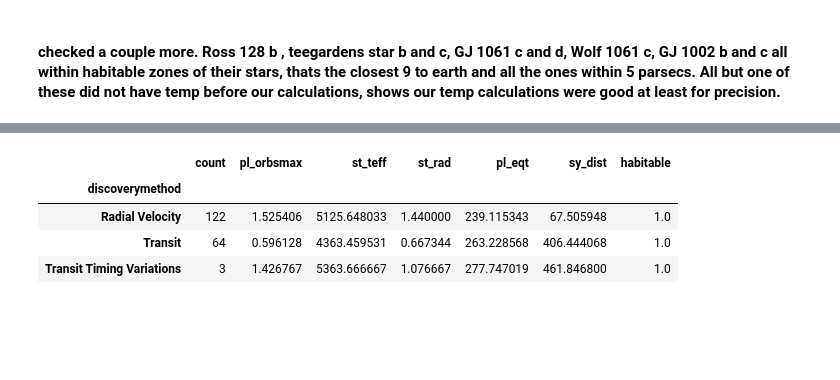
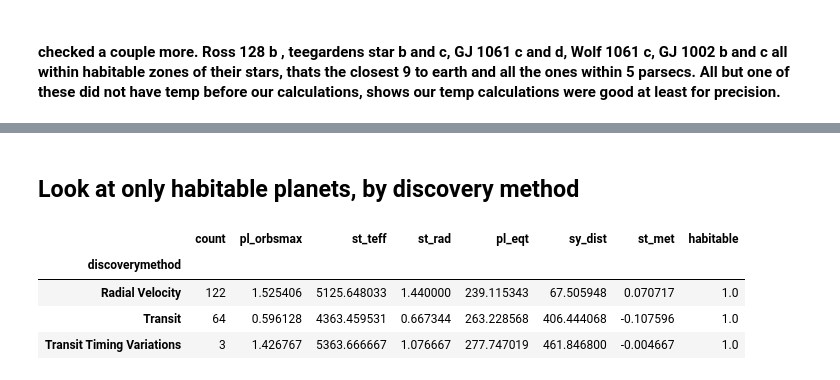
Before and after one commit to sethbeckett/cs6830_final_project, a Jupyter notebook: Carson-New.ipynb, the cells around one changed output, grey strips where cells are left out. Saved outputs shown, nothing was run; the diff lists cells and outputs as text; code cells hidden in the pictures; blank space fills up the shorter version.

```diff
--- a/Carson-New.ipynb
+++ b/Carson-New.ipynb
@@ -121,5 +86,10 @@ for i in range(len(hab)):
         isHab.append(0)
 hab['habitable'] = isHab
 # %%
-hab2 = df[['pl_name','hostname','sy_dist']]
+# add in some other measures, this is the final dataframe
+hab2 = df[['pl_name','hostname','sy_dist', 'st_met','st_mass', 'st_logg', 'pl_rade', 'pl_orbper', 'pl_bmasse']]
 hab = pd.merge(hab, hab2, on='pl_name')
+# drop a couple of the methods
+hab = hab[hab['discoverymethod'] != 'Disk Kinematics']
+hab = hab[hab['discoverymethod'] != 'Pulsation Timing Variations']
+hab
@@ -203,18 +272,20 @@ summary
+# %% [markdown]
+## Look at only habitable planets, by discovery method
 # %%
 # see the same statistics but only for habitable planets
 isHab = hab[hab['habitable'] ==1]
 isHab
 method = isHab.groupby('discoverymethod').count()
 method = method[['pl_name']].rename(columns={'pl_name':'count'})
-summary  = isHab.groupby('discoverymethod').agg({'pl_orbsmax':'mean', 'st_teff': 'mean', 'st_rad':'mean','pl_eqt':'mean','sy_dist':'mean', 'habitable':'mean'})
+summary  = isHab.groupby('discoverymethod').agg({'pl_orbsmax':'mean', 'st_teff': 'mean', 'st_rad':'mean','pl_eqt':'mean','sy_dist':'mean', 'st_met':'mean', 'habitable':'mean'})
 summary = pd.merge(method, summary, on='discoverymethod')
 summary
 # %% [output]
-|  | count | pl_orbsmax | st_teff | st_rad | pl_eqt | sy_dist | habitable |
-| discoverymethod |  |  |  |  |  |  |  |
-| Radial Velocity | 122 | 1.525406 | 5125.648033 | 1.440000 | 239.115343 | 67.505948 | 1.0 |
-| Transit | 64 | 0.596128 | 4363.459531 | 0.667344 | 263.228568 | 406.444068 | 1.0 |
-| Transit Timing Variations | 3 | 1.426767 | 5363.666667 | 1.076667 | 277.747019 | 461.846800 | 1.0 |
+|  | count | pl_orbsmax | st_teff | st_rad | pl_eqt | sy_dist | st_met | habitable |
+| discoverymethod |  |  |  |  |  |  |  |  |
+| Radial Velocity | 122 | 1.525406 | 5125.648033 | 1.440000 | 239.115343 | 67.505948 | 0.070717 | 1.0 |
+| Transit | 64 | 0.596128 | 4363.459531 | 0.667344 | 263.228568 | 406.444068 | -0.107596 | 1.0 |
+| Transit Timing Variations | 3 | 1.426767 | 5363.666667 | 1.076667 | 277.747019 | 461.846800 | -0.004667 | 1.0 |
 # %%
 # what do we learn here? well transit timing produces the highest percentage of habitable planets, but theres
 # 11 of them and they tend to be very far from earth. Same with transit
```
Also changed, not shown: parts of 20 cells of this notebook.
